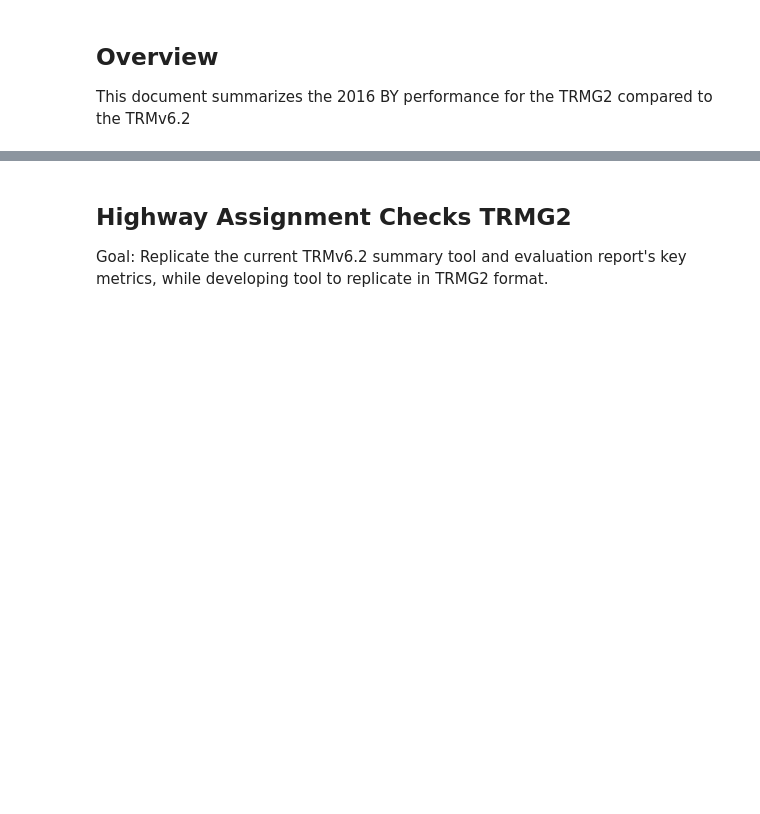
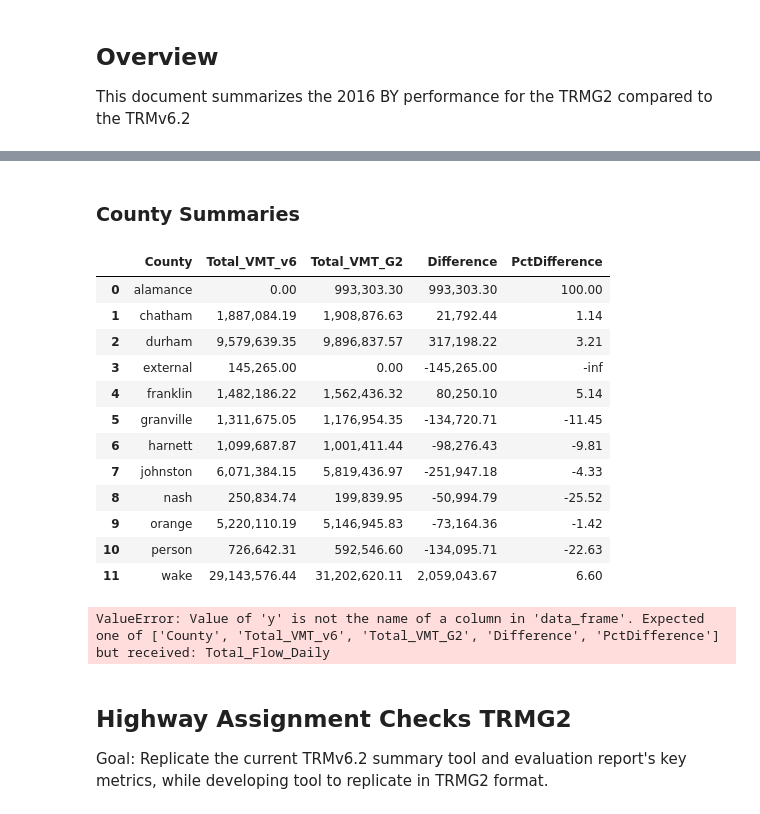
Before and after one commit to JFord-DCHCMPO/TRMG2_Analyses, a Jupyter notebook: TRMG2_2016_TRMv6.2_Compare.ipynb, the cells around one changed output, grey strips where cells are left out. Saved outputs shown, nothing was run; the diff lists cells and outputs as text; code cells hidden in the pictures; blank space fills up the shorter version.

```diff
--- a/TRMG2_2016_TRMv6.2_Compare.ipynb
+++ b/TRMG2_2016_TRMv6.2_Compare.ipynb
@@ -94,12 +98,70 @@ hwy_2016_g2['Total_Flow_Daily'].sum()
+# %% [markdown]
+### County Summaries
+# %%
+
+replace_nas['New_County'] = replace_nas['COUNTY'].str.lower()
+
+vmt_county_v6 = (
+replace_nas
+    >>group_by(County = _.New_County)
+    >>summarize(Total_VMT_v6 = _.TotVMT.sum())
+)
+
+## add missing alamance to compare to TRMG2
+vmt_county_v6.loc[len(vmt_county_v6.index)] = ['alamance', 0]
+
+vmt_county_v6 = (
+vmt_county_v6
+    >>arrange(_.County)
+)
+
+
+
+
+hwy_2016_g2['New_County'] = hwy_2016_g2['County'].str.lower()
+
+vmt_county_g2 = (
+hwy_2016_g2
+    >>group_by(County = _.New_County)
+    >>summarize(Total_VMT_G2 =_.Total_VMT_Daily.sum()
+))
+
+vmt_county_g2.loc[len(vmt_county_g2.index)] = ['external', 0]
+
+vmt_county_g2 = (
+vmt_county_g2
+    >>arrange(_.County)
+)
+
+county_comparison = pd.merge(vmt_county_v6, vmt_county_g2, on="County")
+county_comparison['Difference'] = county_comparison['Total_VMT_G2']-county_comparison['Total_VMT_v6']
+county_comparison['PctDifference'] = ((county_comparison['Total_VMT_G2']-county_comparison['Total_VMT_v6'])/county_comparison['Total_VMT_G2'])*100
+county_comparison
+# %% [output]
+|  | County | Total_VMT_v6 | Total_VMT_G2 | Difference | PctDifference |
+| 0 | alamance | 0.00 | 993,303.30 | 993,303.30 | 100.00 |
+| 1 | chatham | 1,887,084.19 | 1,908,876.63 | 21,792.44 | 1.14 |
+| 2 | durham | 9,579,639.35 | 9,896,837.57 | 317,198.22 | 3.21 |
+| 3 | external | 145,265.00 | 0.00 | -145,265.00 | -inf |
+| 4 | franklin | 1,482,186.22 | 1,562,436.32 | 80,250.10 | 5.14 |
+| 5 | granville | 1,311,675.05 | 1,176,954.35 | -134,720.71 | -11.45 |
+| 6 | harnett | 1,099,687.87 | 1,001,411.44 | -98,276.43 | -9.81 |
+| 7 | johnston | 6,071,384.15 | 5,819,436.97 | -251,947.18 | -4.33 |
+| 8 | nash | 250,834.74 | 199,839.95 | -50,994.79 | -25.52 |
+| 9 | orange | 5,220,110.19 | 5,146,945.83 | -73,164.36 | -1.42 |
+| 10 | person | 726,642.31 | 592,546.60 | -134,095.71 | -22.63 |
+| 11 | wake | 29,143,576.44 | 31,202,620.11 | 2,059,043.67 | 6.60 |
 # %%
 import plotly
 import plotly.express as px
 
-fig = px.bar(by_class,              # our dataframe
+fig = px.bar(county_comparison,              # our dataframe
        x="County",         # x will be the 'key' column of the dataframe
        y="Total_Flow_Daily")
 
 fig.show()
+# %% [output]
+ValueError: Value of 'y' is not the name of a column in 'data_frame'. Expected one of ['County', 'Total_VMT_v6', 'Total_VMT_G2', 'Difference', 'PctDifference'] but received: Total_Flow_Daily
 # %% [markdown]
 ## Highway Assignment Checks TRMG2
 
```
Also changed, not shown: parts of 14 cells of this notebook.
